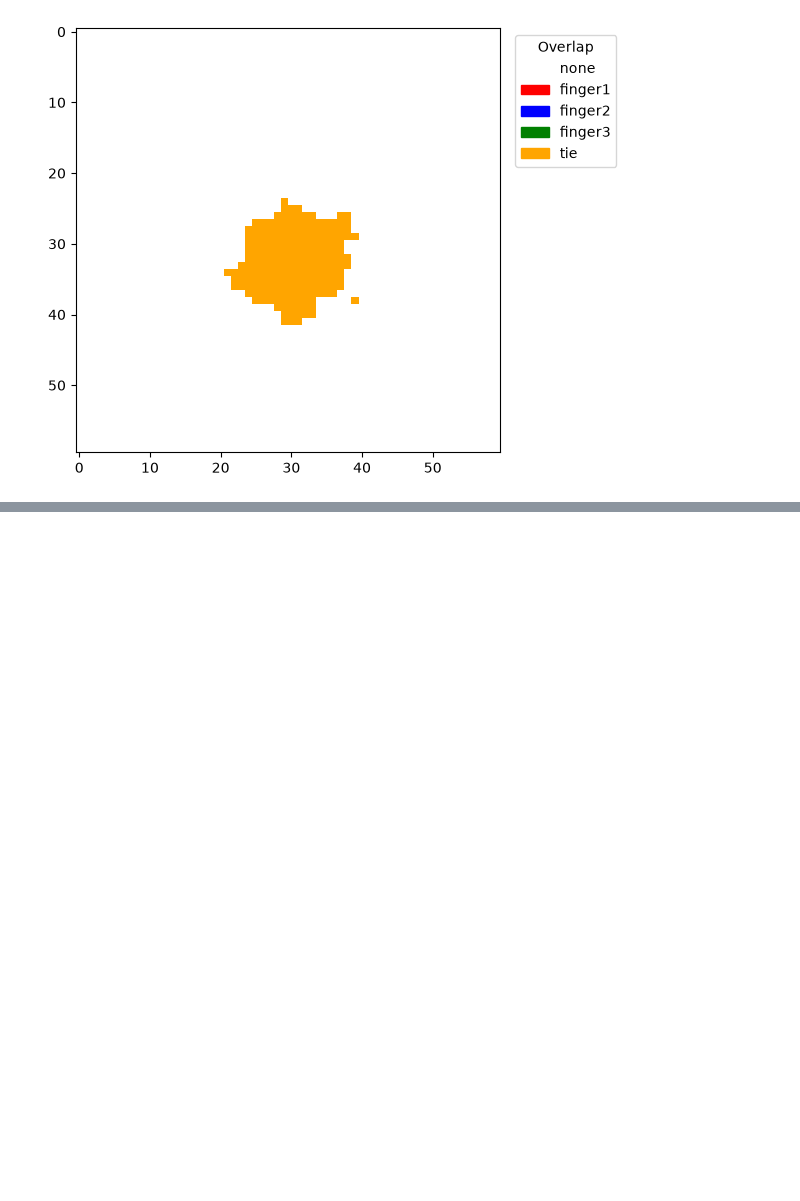
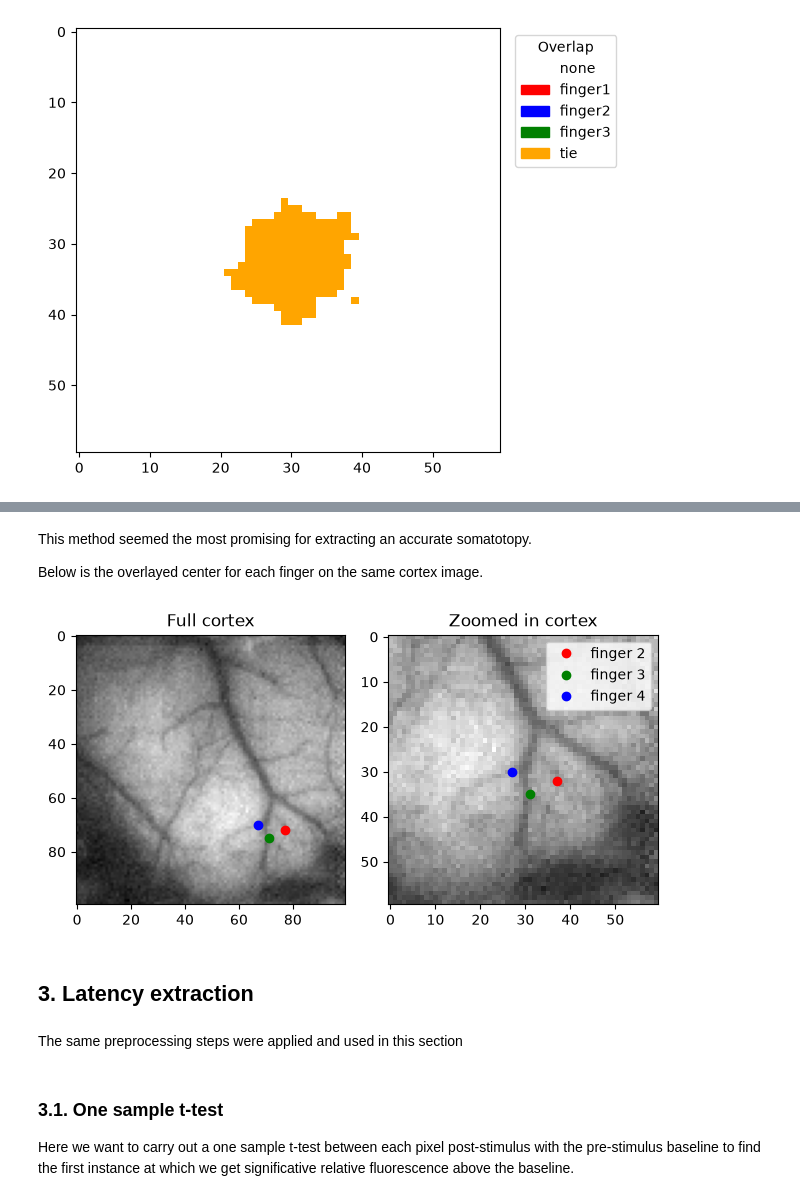
Before and after one commit to arthbreaker/DA3_VSDI_S1_G1_2026, a Jupyter notebook: scripts/DA3_GR1_Catz.ipynb, the cells around one changed output, grey strips where cells are left out. Cells and saved outputs as stored; diff of their text form; code cells hidden in the pictures; blank space fills up the shorter version.

```diff
--- a/scripts/DA3_GR1_Catz.ipynb
+++ b/scripts/DA3_GR1_Catz.ipynb
@@ -250,0 +296,28 @@ plt.tight_layout()
+# %% [markdown]
+This method seemed the most promising for extracting an accurate somatotopy.
+
+Below is the overlayed center for each finger on the same cortex image.
+# %%
+fig, (ax1, ax2) = plt.subplots(1, 2)
+
+ax1.imshow(Cortex)
+ax1.plot(center1[0], center1[1], 'ro', label='finger2')
+ax1.plot(center2[0], center2[1], 'go', label='finger3')
+ax1.plot(center3[0], center3[1], 'bo', label='finger4')
+
+ax2.imshow(Cortex[40:, 40:])
+ax2.plot(center1[0]-40, center1[1]-40, 'ro', label='finger 2')
+ax2.plot(center2[0]-40, center2[1]-40, 'go', label='finger 3')
+ax2.plot(center3[0]-40, center3[1]-40, 'bo', label='finger 4')
+
+ax1.set_title('Full cortex')
+ax2.set_title('Zoomed in cortex')
+
+plt.legend()
+plt.tight_layout()
+# %% [output]
+[figure, added]
+# %% [markdown]
+## 3. Latency extraction
+# %% [markdown]
+The same preprocessing steps were applied and used in this section
@@ -250,0 +330,4 @@ plt.tight_layout()
+# %% [markdown]
+### 3.1. One sample t-test
+
+Here we want to carry out a one sample t-test between each pixel post-stimulus with the pre-stimulus baseline to find the first instance at which we get significative relative fluorescence above the baseline.
```
Also changed, not shown: parts of 31 cells of this notebook, 1 other file.
